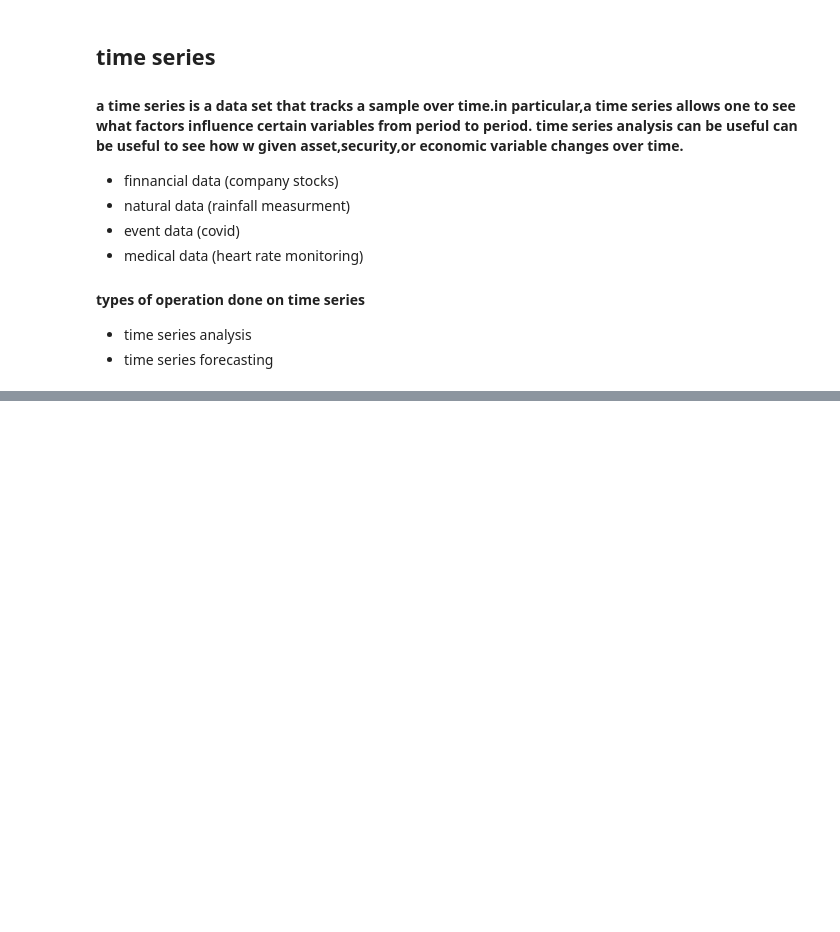
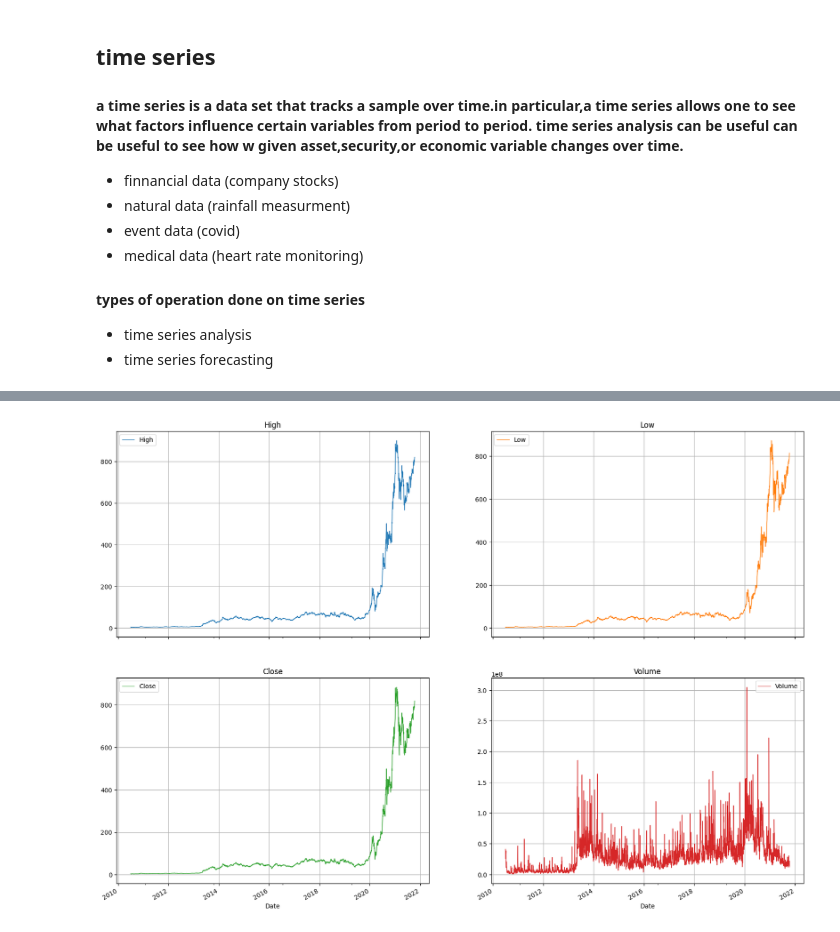
Before and after one commit to BhautikVekariya21/dsc, a Jupyter notebook: pandas/time_series_analysis.ipynb, the cells around one changed output, grey strips where cells are left out. Drawn from its saved outputs; the diff is of its cells as text; code cells hidden in the pictures; blank space fills up the shorter version.

```diff
--- a/pandas/time_series_analysis.ipynb
+++ b/pandas/time_series_analysis.ipynb
@@ -111,0 +413,15 @@ Timedelta('-1 days +23:42:40.474706745')
+# %%
+# viz all coumn together
+subsets = tesla[['High', 'Low', 'Close', 'Volume']]
+ax = subsets.plot(subplots=True,
+                sharey=False,
+                layout=(2,2),
+                linewidth=1,
+                figsize=(20, 15),
+                fontsize=10,
+                legend=True,
+                grid=True,
+                title=['High', 'Low', 'Close', 'Volume']
+)
+# %% [output]
+[figure, added]
```
Also changed, not shown: parts of 43 cells of this notebook, 4 other files.
